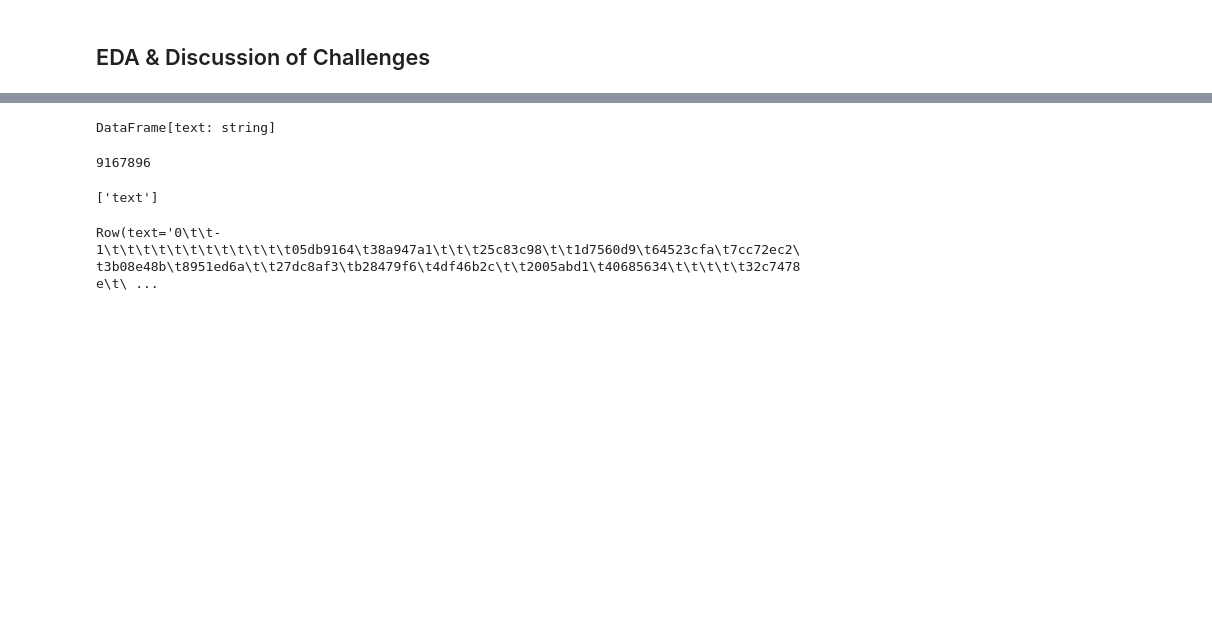
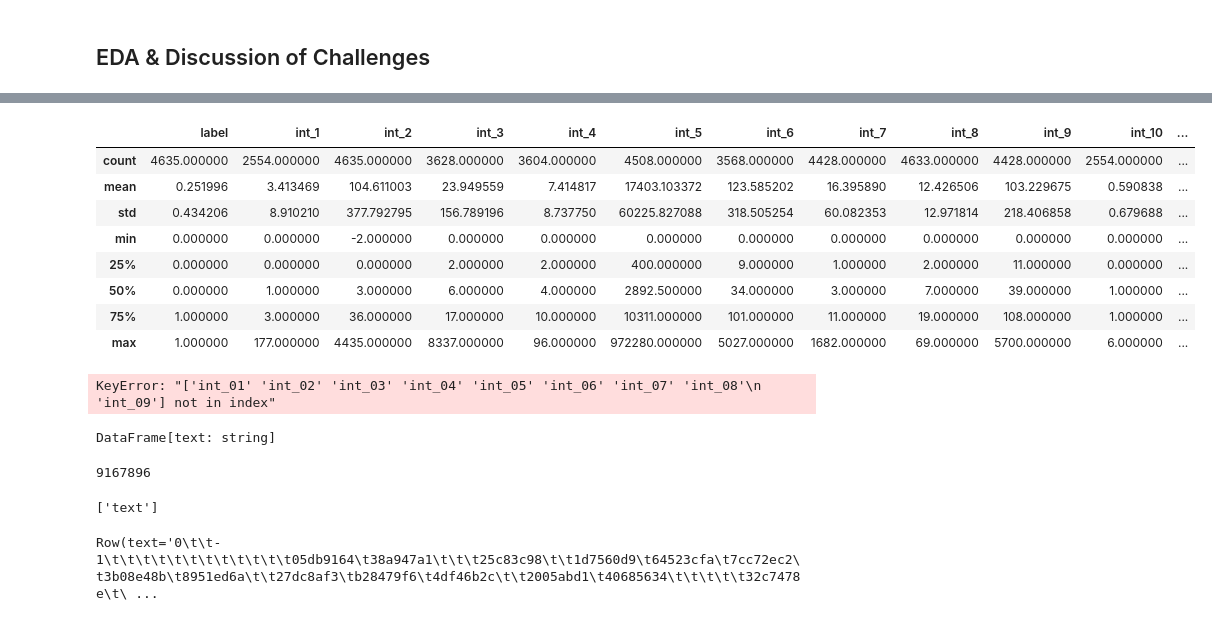
Before and after one commit to saurav-datta/click-through-rate-prediction-spark, a Jupyter notebook: W261 Final Project Alex-Jayanth-Saurav.ipynb, the cells around one changed output, grey strips where cells are left out. Cells and saved outputs as stored; diff of their text form; code cells hidden in the pictures; blank space fills up the shorter version.

```diff
--- a/W261 Final Project Alex-Jayanth-Saurav.ipynb
+++ b/W261 Final Project Alex-Jayanth-Saurav.ipynb
@@ -381,0 +708,3 @@ rawDF = sqlContext.read.text('gs://bucket-w261-final/data/train.txt').withColumn
+# %%
+#Convert to Pandas DataFrame
+pd_sample_df = sample_df.toPandas()
@@ -382,3 +729,19 @@ rawDF = sqlContext.read.text('gs://bucket-w261-final/data/train.txt').withColumn
+# %%
+pd_sample_df.describe()
+# %% [output]
+|  | label | int_1 | int_2 | int_3 | int_4 | int_5 | int_6 | int_7 | int_8 | int_9 | int_10 | ... |
+| count | 4635.000000 | 2554.000000 | 4635.000000 | 3628.000000 | 3604.000000 | 4508.000000 | 3568.000000 | 4428.000000 | 4633.000000 | 4428.000000 | 2554.000000 | ... |
+| mean | 0.251996 | 3.413469 | 104.611003 | 23.949559 | 7.414817 | 17403.103372 | 123.585202 | 16.395890 | 12.426506 | 103.229675 | 0.590838 | ... |
+| std | 0.434206 | 8.910210 | 377.792795 | 156.789196 | 8.737750 | 60225.827088 | 318.505254 | 60.082353 | 12.971814 | 218.406858 | 0.679688 | ... |
+| min | 0.000000 | 0.000000 | -2.000000 | 0.000000 | 0.000000 | 0.000000 | 0.000000 | 0.000000 | 0.000000 | 0.000000 | 0.000000 | ... |
+| 25% | 0.000000 | 0.000000 | 0.000000 | 2.000000 | 2.000000 | 400.000000 | 9.000000 | 1.000000 | 2.000000 | 11.000000 | 0.000000 | ... |
+| 50% | 0.000000 | 1.000000 | 3.000000 | 6.000000 | 4.000000 | 2892.500000 | 34.000000 | 3.000000 | 7.000000 | 39.000000 | 1.000000 | ... |
+| 75% | 1.000000 | 3.000000 | 36.000000 | 17.000000 | 10.000000 | 10311.000000 | 101.000000 | 11.000000 | 19.000000 | 108.000000 | 1.000000 | ... |
+| max | 1.000000 | 177.000000 | 4435.000000 | 8337.000000 | 96.000000 | 972280.000000 | 5027.000000 | 1682.000000 | 69.000000 | 5700.000000 | 6.000000 | ... |
+# %%
+pd_sample_df[intColList].hist(figsize = (15,15))
+# %% [output]
+KeyError: "['int_01' 'int_02' 'int_03' 'int_04' 'int_05' 'int_06' 'int_07' 'int_08'\n 'int_09'] not in index"
 # %%
 weights = [.8, .1, .1]
 seed = 1
```
Also changed, not shown: parts of 70 cells of this notebook.
